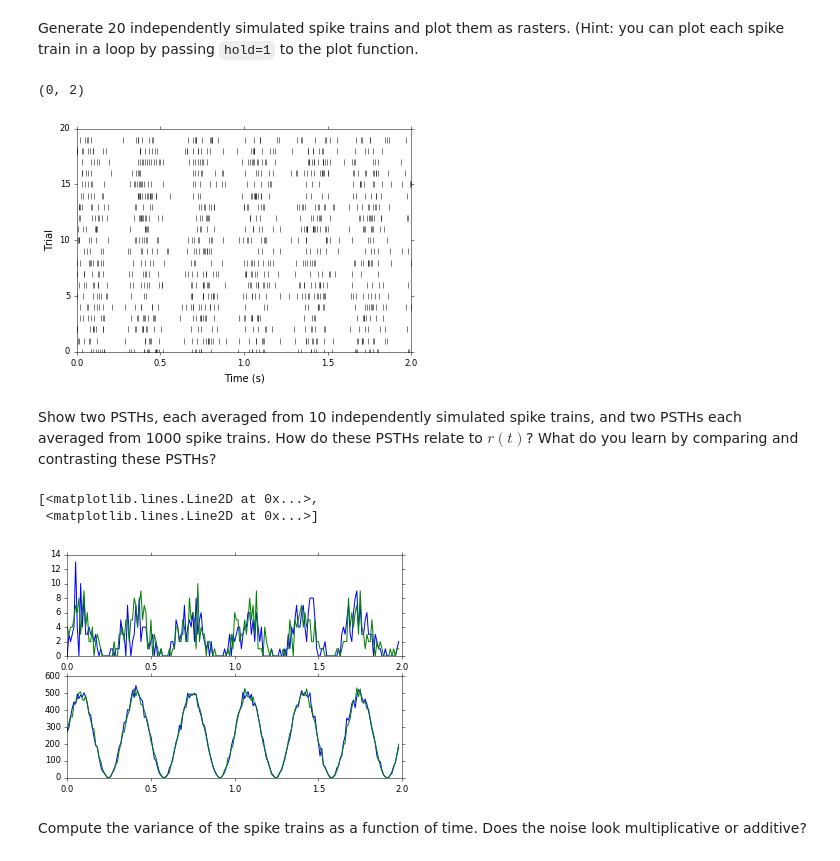
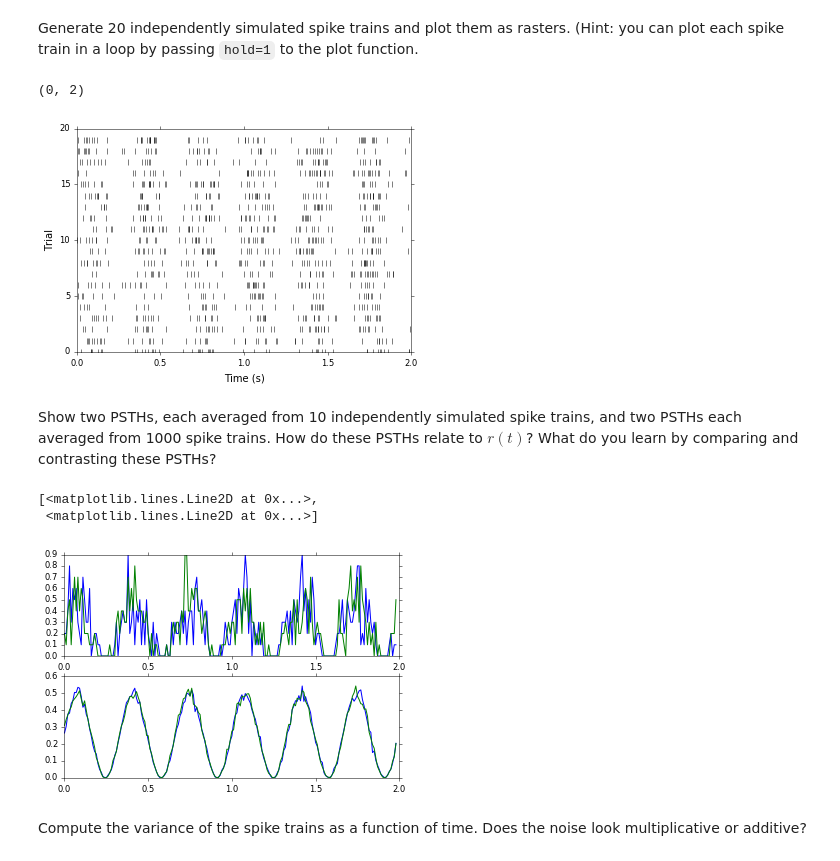
Before and after one commit to melizalab/comp-neurosci, a Jupyter notebook: assignments/session-1B-solution.ipynb, the cells around one changed output. Saved outputs shown, nothing was run; the diff lists cells and outputs as text; code cells hidden in the pictures.

```diff
--- a/assignments/session-1B-solution.ipynb
+++ b/assignments/session-1B-solution.ipynb
@@ -38,49 +38,53 @@ def make_spikes(T, p):
     """
     # calculate dt for each bin
     dt = np.diff(T)
-    # fancy list comprehension; could do this with for loop too
-    # NB: r(t) is effectively the rate per 10 ms (instead of per second, so values have to go up by 100)
-    spikes = [t for i,(t,dt) in enumerate(zip(T, dt)) if (p(t) * dt * 100) > np.random.uniform()]
-    return np.asarray(spikes)
+    # get probability in each bin; note last value of t has to be dropped
+    ps = p(T[:-1]) * dt * 100
+    # make boolean array with true for bins where there is a spike
+    spikes = ps > np.random.uniform(size=ps.size)
+    # convert dense array to list of spike times
+    return T[np.nonzero(spikes)[0]]
 
 # generate spikes on grid size of 1 ms
 t = np.arange(0, 2, 0.001)
 trials = [make_spikes(t, r) for i in range(20)]
-for trial, events in enumerate(trials):
+for i, trial in enumerate(trials):
     # generate a raster by making t,trial pairs
-    y = np.ones(events.size) * trial
-    plt.plot(events, y, "k|", hold=1)
+    y = np.ones(trial.size) * i
+    plt.plot(trial, y, "k|", hold=1)
 plt.xlabel("Time (s)")
 plt.ylabel("Trial")
 plt.xlim([0,2])
 # %% [output]
 (0, 2)
-[figure, old version]
+[figure, new version]
 # %% [markdown]
 Show two PSTHs, each averaged from 10 independently simulated spike trains, and two PSTHs each averaged from 1000 spike trains. How do these PSTHs relate to $r(t)$? What do you learn by comparing and contrasting these PSTHs?
 # %%
 def spike_hist(trials, bins):
     # first collate all the events into a single array
     spikes = np.concatenate(trials)
     # NB: returns counts, bins (a tuple)
     return np.histogram(spikes, bins)
 
 # use 10 ms bins
 bins = np.arange(0, 2, 0.01)
-psth_1,b = spike_hist([make_spikes(t, r) for i in range(10)], bins)
-psth_2,b = spike_hist([make_spikes(t, r) for i in range(10)], bins)
+N = 10
+psth_1,b = spike_hist([make_spikes(t, r) for i in range(N)], bins)
+psth_2,b = spike_hist([make_spikes(t, r) for i in range(N)], bins)
 plt.subplot(211)
 # NB: the last bin value sets the right edge of the last bin, so the length gets reduced by one
-plt.plot(bins[:-1], psth_1, bins[:-1], psth_2)
+plt.plot(bins[:-1], psth_1/N, bins[:-1], psth_2/N)
 
-psth_1,b = spike_hist([make_spikes(t, r) for i in range(1000)], bins)
-psth_2,b = spike_hist([make_spikes(t, r) for i in range(1000)], bins)
+N = 1000
+psth_1,b = spike_hist([make_spikes(t, r) for i in range(N)], bins)
+psth_2,b = spike_hist([make_spikes(t, r) for i in range(N)], bins)
 plt.subplot(212)
-plt.plot(bins[:-1], psth_1, bins[:-1], psth_2, hold=1)
+plt.plot(bins[:-1], psth_1/N, bins[:-1], psth_2/N, hold=1)
 # %% [output]
 [<matplotlib.lines.Line2D at 0x...>,
  <matplotlib.lines.Line2D at 0x...>]
-[figure, old version]
+[figure, new version]
 # %% [markdown]
 Compute the variance of the spike trains as a function of time. Does the noise look multiplicative or additive?
 # %%
```
Also changed, not shown: parts of 6 cells of this notebook.
